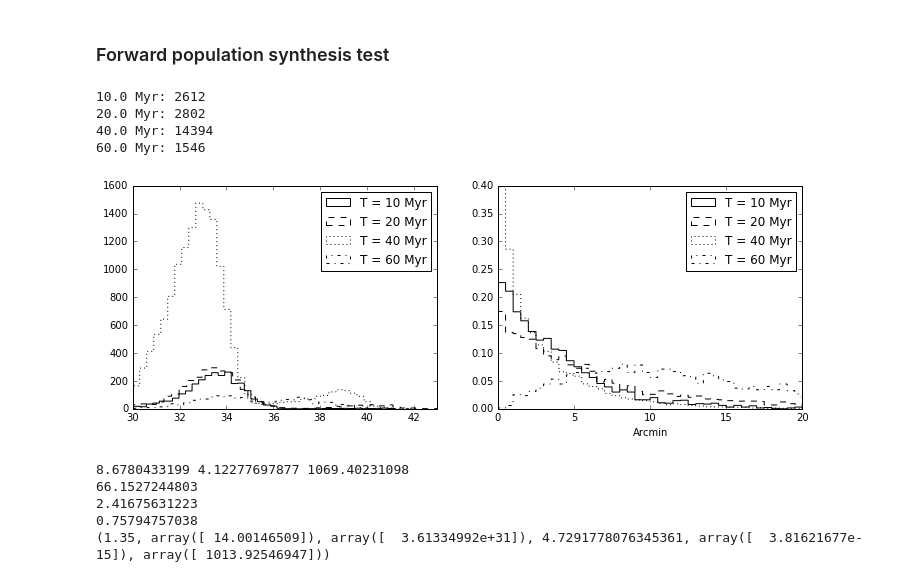
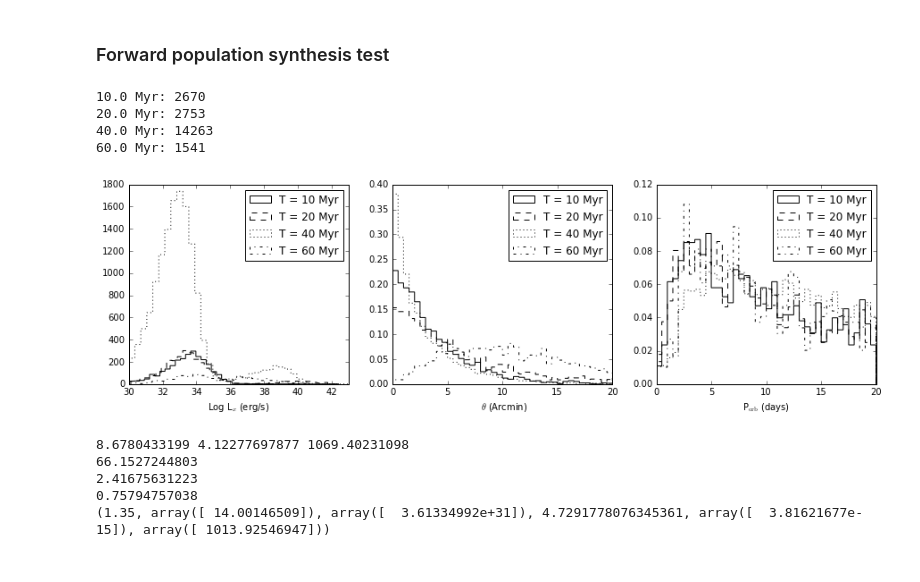
Before and after one commit to astroJeff/XRB, a Jupyter notebook: notebooks/LMC HMXB.ipynb, the cells around one changed output. Saved outputs shown, nothing was run; the diff lists cells and outputs as text; code cells hidden in the pictures.

```diff
--- a/notebooks/LMC HMXB.ipynb
+++ b/notebooks/LMC HMXB.ipynb
@@ -1072,9 +1086,10 @@ for i in np.arange(N): A_a[i] = get_A(A_min[i], A_max[i], 1)
 sigma = map(lambda m: sigma_ECS if m<ECS_Fe_mass else sigma_Fe, M_1_a)
 v_k = get_v_k(sigma, N)
 # %%
-fig = plt.figure(figsize=(12,4))
-ax1 = fig.add_subplot(1,2,1)
-ax2 = fig.add_subplot(1,2,2)
+fig = plt.figure(figsize=(15,4))
+ax1 = fig.add_subplot(1,3,1)
+ax2 = fig.add_subplot(1,3,2)
+ax3 = fig.add_subplot(1,3,3)
 
 histrange=[0.0, 20.0]
 
@@ -1088,6 +1103,8 @@ angle_dist = np.abs(dist[L_x_tmp>1.0e30] * np.sin(ran_theta_proj) / dist_LMC / a
 ax1.hist(np.log10(L_x_tmp[L_x_tmp>1.0e30]), color='k', histtype='step', linestyle='solid', bins=40, label='T = '+str(int(t_obs))+' Myr')
 #ax2.hist(dist[L_x_tmp>1.0e30], color='k', histtype='step', linestyle='solid', bins=40, normed=True)
 ax2.hist(angle_dist, color='k', range=histrange, histtype='step', linestyle='solid', bins=40, normed=True, label='T = '+str(int(t_obs))+' Myr')
+P_orb = A_to_P(M_NS, M_2_tmp, A_d*Rsun_to_cm/AU_to_cm)*365.25
+ax3.hist(P_orb[L_x_tmp>1.0e30], color='k', range=histrange, histtype='step', linestyle='solid', bins=40, normed=True, label='T = '+str(int(t_obs))+' Myr')
 print t_obs, "Myr:", len(np.where(L_x_tmp>1.0e30)[0])
 
 t_obs = 20.0
@@ -1100,6 +1117,8 @@ angle_dist = np.abs(dist[L_x_tmp>1.0e30] * np.sin(ran_theta_proj) / dist_LMC / a
 ax1.hist(np.log10(L_x_tmp[L_x_tmp>1.0e30]), color='k', histtype='step', linestyle='dashed', bins=40, label='T = '+str(int(t_obs))+' Myr')
 #ax2.hist(dist[L_x_tmp>1.0e30], color='k', histtype='step', linestyle='dashed', bins=40, normed=True)
 ax2.hist(angle_dist, color='k', range=histrange, histtype='step', linestyle='dashed', bins=40, normed=True, label='T = '+str(int(t_obs))+' Myr')
+P_orb = A_to_P(M_NS, M_2_tmp, A_d*Rsun_to_cm/AU_to_cm)*365.25
+ax3.hist(P_orb[L_x_tmp>1.0e30], color='k', range=histrange, histtype='step', linestyle='dashed', bins=40, normed=True, label='T = '+str(int(t_obs))+' Myr')
 print t_obs, "Myr:", len(np.where(L_x_tmp>1.0e30)[0])
 
 t_obs = 40.0
@@ -1110,39 +1129,47 @@ dist = v_sys_tmp * (t_obs - func_sse_tmax(M_1_a)) * km_to_cm / pc_to_cm * 1.0e6
 ran_theta_proj = get_theta(len(np.where(L_x_tmp>1.0e30)[0]))
 angle_dist = np.abs(dist[L_x_tmp>1.0e30] * np.sin(ran_theta_proj) / dist_LMC / asec_to_rad * pc_to_km)/60.0
 ax1.hist(np.log10(L_x_tmp[L_x_tmp>1.0e30]), color='k', histtype='step', linestyle='dotted', bins=40, label='T = '+str(int(t_obs))+' Myr')
 #ax2.hist(dist[L_x_tmp>1.0e30], color='k', histtype='step', linestyle='dotted', bins=40, normed=True)
 ax2.hist(angle_dist, color='k', range=histrange, histtype='step', linestyle='dotted', bins=40, normed=True, label='T = '+str(int(t_obs))+' Myr')
+P_orb = A_to_P(M_NS, M_2_tmp, A_d*Rsun_to_cm/AU_to_cm)*365.25
+ax3.hist(P_orb[L_x_tmp>1.0e30], color='k', range=histrange, histtype='step', linestyle='dotted', bins=40, normed=True, label='T = '+str(int(t_obs))+' Myr')
 print t_obs, "Myr:", len(np.where(L_x_tmp>1.0e30)[0])
 
 t_obs = 60.0
 i = 25
 M_1_b, M_2_b, A_b = func_MT_forward(M_1_a, M_2_a, A_a, ecc_a)
 A_tmp, v_sys_tmp, e_tmp = func_SN_forward(M_1_b, M_2_b, A_b, v_k, theta, phi)
 M_2_tmp, L_x_tmp, M_dot_out, A_d = func_Lx_forward(M_1_a, M_2_a, M_2_b, A_tmp, e_tmp, t_obs)
 dist = v_sys_tmp * (t_obs - func_sse_tmax(M_1_a)) * km_to_cm / pc_to_cm * 1.0e6 * yr_to_sec
 ran_theta_proj = get_theta(len(np.where(L_x_tmp>1.0e30)[0]))
 angle_dist = np.abs(dist[L_x_tmp>1.0e30] * np.sin(ran_theta_proj) / dist_LMC / asec_to_rad * pc_to_km)/60.0
 ax1.hist(np.log10(L_x_tmp[L_x_tmp>1.0e30]), color='k', histtype='step', linestyle='dashdot', bins=40, label='T = '+str(int(t_obs))+' Myr')
 #ax2.hist(dist[L_x_tmp>1.0e30], color='k', histtype='step', linestyle='dashdot', bins=40)
 ax2.hist(angle_dist, color='k', range=histrange, histtype='step', linestyle='dashdot', bins=40, normed=True, label='T = '+str(int(t_obs))+' Myr')
+P_orb = A_to_P(M_NS, M_2_tmp, A_d*Rsun_to_cm/AU_to_cm)*365.25
+ax3.hist(P_orb[L_x_tmp>1.0e30], color='k', range=histrange, histtype='step', linestyle='dashdot', bins=40, normed=True, label='T = '+str(int(t_obs))+' Myr')
 print t_obs, "Myr:", len(np.where(L_x_tmp>1.0e30)[0])
 
 ax1.set_xlim(30.0, 43.0)
+ax1.set_xlabel(r"Log L$_x$ (erg/s)")
 ax1.legend()
 
 ax2.set_xlim(0.0, 20.0)
-ax2.set_xlabel("Arcmin")
+ax2.set_xlabel(r" $\theta$ (Arcmin)")
 ax2.legend()
+
+ax3.set_xlabel(r"P$_{\rm orb}$ (days)")
+ax3.legend()
 
 
 #plt.savefig("../figures/forward_hist_HMXB.pdf")
 plt.show()
 # %% [output]
-10.0 Myr: 2612
-20.0 Myr: 2802
-40.0 Myr: 14394
-60.0 Myr: 1546
+10.0 Myr: 2670
+20.0 Myr: 2753
+40.0 Myr: 14263
+60.0 Myr: 1541
-[figure, old version]
+[figure, new version]
 # %%
 i = np.where(e_tmp<1.0)[0][0]
 print M_1_a[i], M_2_a[i], A_a[i]
```
Also changed, not shown: parts of 3 cells of this notebook, 1 other file.
